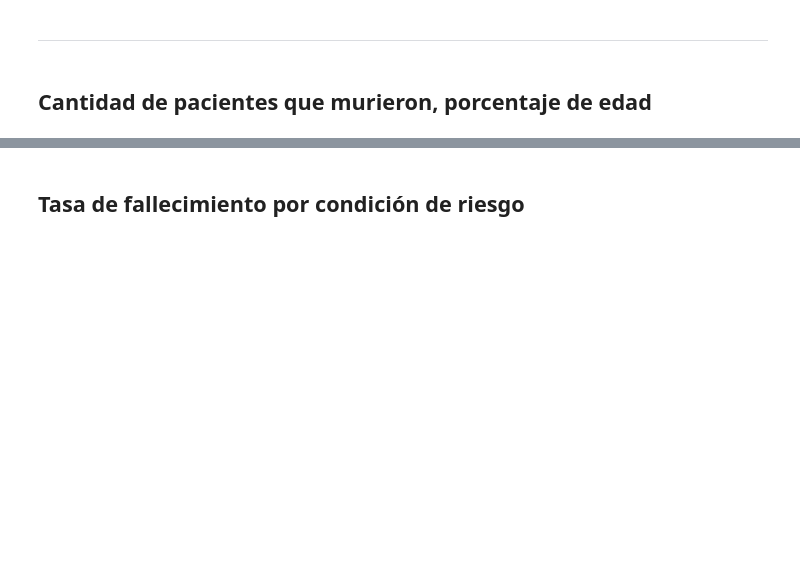
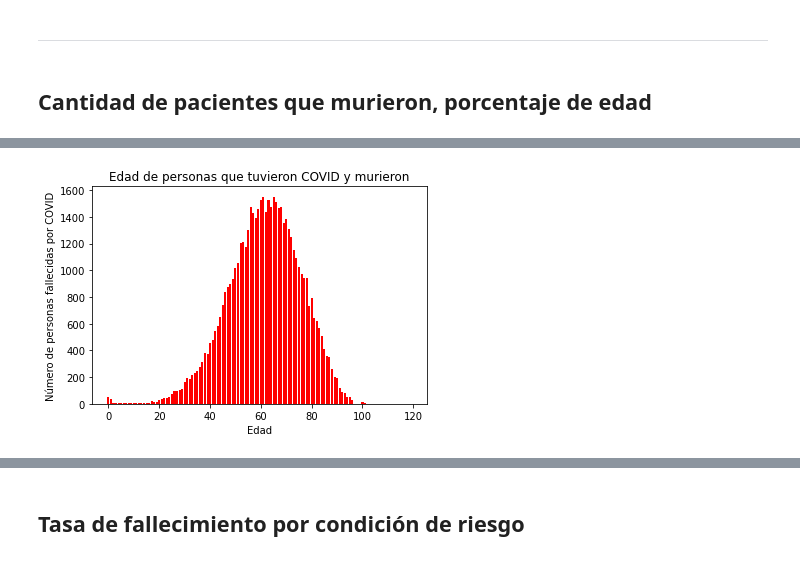
Before and after one commit to SamuelG0319/Final_Project_DS, a Jupyter notebook: cleanning-data.ipynb, the cells around one changed output, grey strips where cells are left out. Saved outputs shown, nothing was run; the diff lists cells and outputs as text; code cells hidden in the pictures; blank space fills up the shorter version.

```diff
--- a/cleanning-data.ipynb
+++ b/cleanning-data.ipynb
@@ -161,0 +218,19 @@ ___
+# %%
+# Filtra el DataFrame para obtener solo las filas donde Covit_Not_Covit es igual a 1 (tuvo COVID) y DEAD es igual a 1 (muerto)
+fallecidos_covid = df_null[(df_null['Covid_Not_Covid'] == 1) & (df_null['DEAD'] == 1)]
+
+# Cuenta la frecuencia de las edades de las personas que tuvieron COVID y murieron
+edades_fallecidos_covid = fallecidos_covid['AGE'].value_counts().sort_index()
+
+# Crea un gráfico de barras
+plt.bar(edades_fallecidos_covid.index, edades_fallecidos_covid.values, color='red')
+
+# Etiquetas del gráfico
+plt.xlabel('Edad')
+plt.ylabel('Número de personas fallecidas por COVID')
+plt.title('Edad de personas que tuvieron COVID y murieron')
+
+# Muestra el gráfico
+plt.show()
+# %% [output]
+[figure, added]
```
Also changed, not shown: parts of 22 cells of this notebook.
